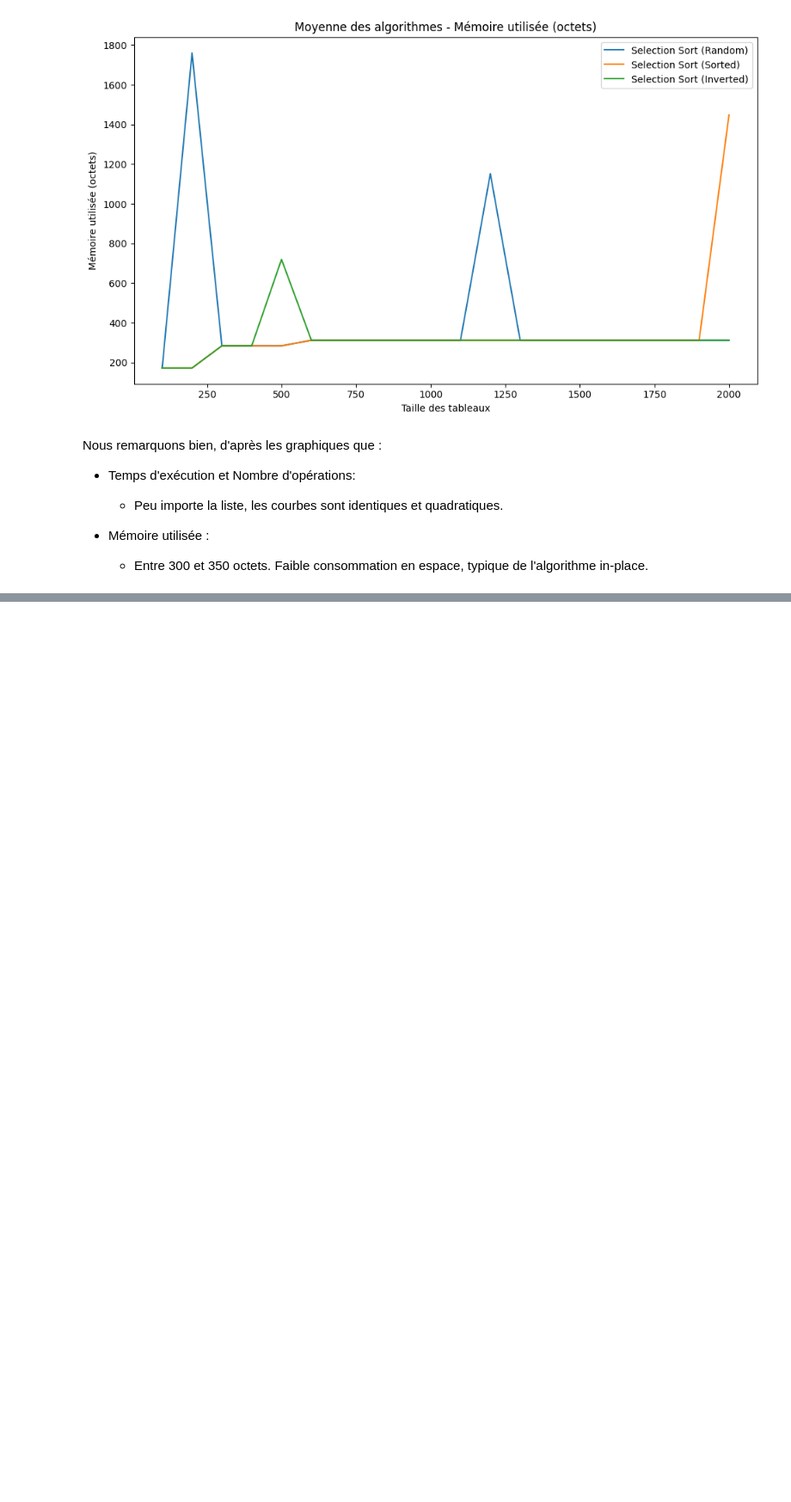
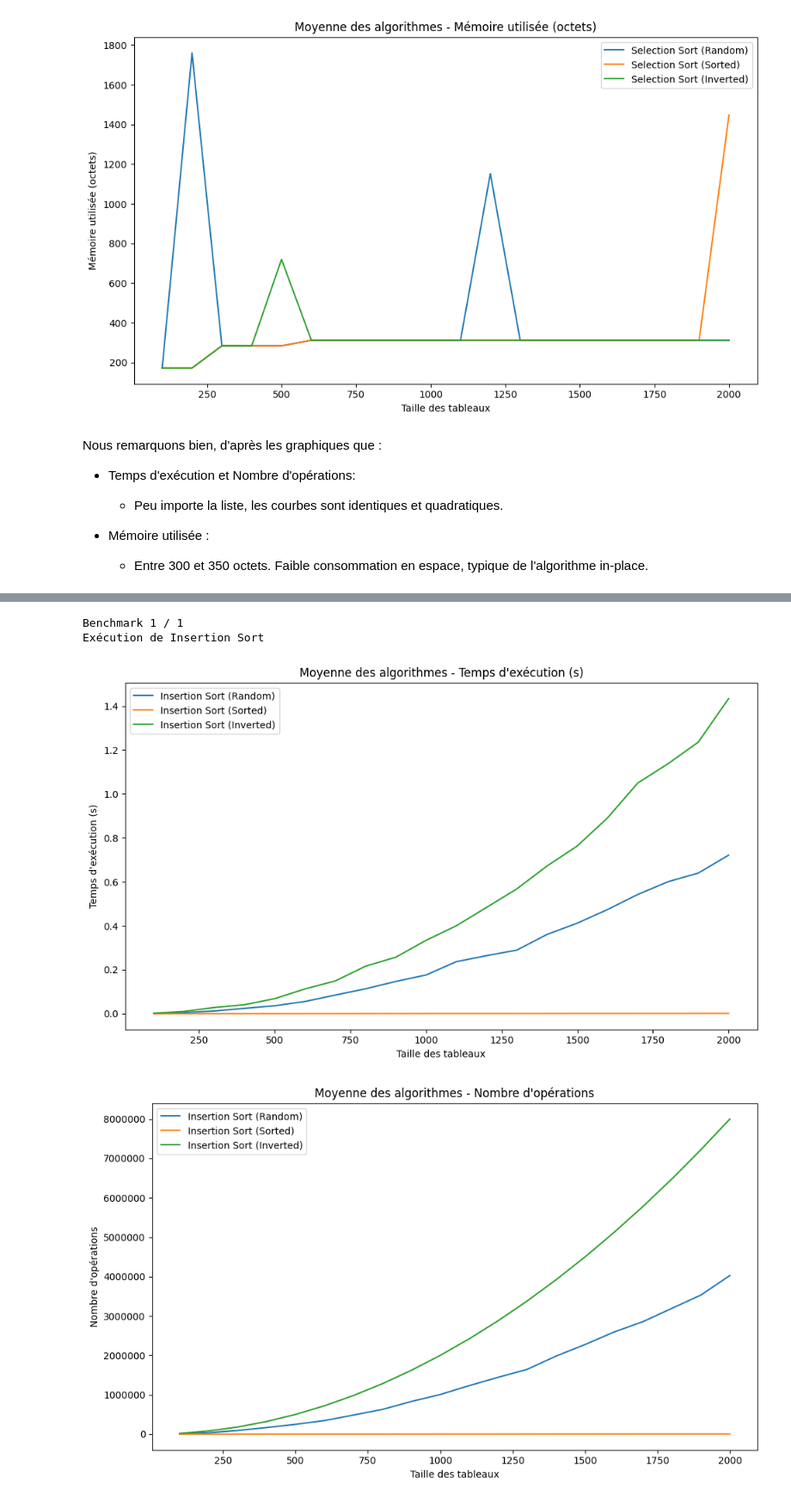
Before and after one commit to ChaelPix/timecomplexity_study_python, a Jupyter notebook: projet_BEAUJARD_Traian.ipynb, the cells around one changed output, grey strips where cells are left out. Shown at 86% size. Cells and saved outputs as stored; diff of their text form; code cells hidden in the pictures; blank space fills up the shorter version.

Commit message:
fix bug choix de liste + insertion sort

```diff
--- a/projet_BEAUJARD_Traian.ipynb
+++ b/projet_BEAUJARD_Traian.ipynb
@@ -357,5 +356,10 @@ La liste est triée dans l'ordre inverse.
 # %%
 from projet_BEAUJARD_Traian import *
 
-benchmark = SortBenchmark(algorithms=[InsertionSort()], nlist=20, nval=100, types_to_sort=['random', 'sorted', 'inverted'], n_runs=1, show_plots=True)
+benchmark = SortBenchmark(algorithms=[InsertionSort()], nlist=20, nval=100, types_to_sort=['random', 'inverted', 'sorted'], n_runs=1, show_plots=True)
 benchmark.run()
+# %% [output]
+Benchmark 1 / 1
+Exécution de Insertion Sort
+[figure, added]
+[figure, added]
```
Also changed, not shown: parts of 2 cells of this notebook, 1 other file.
